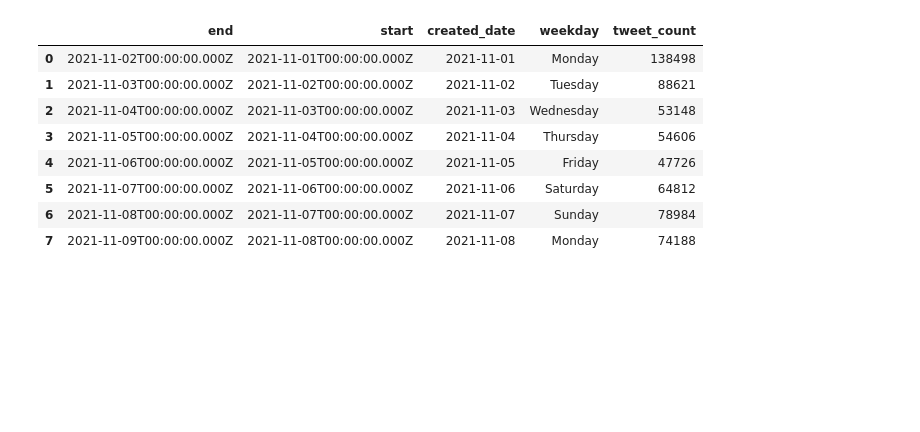
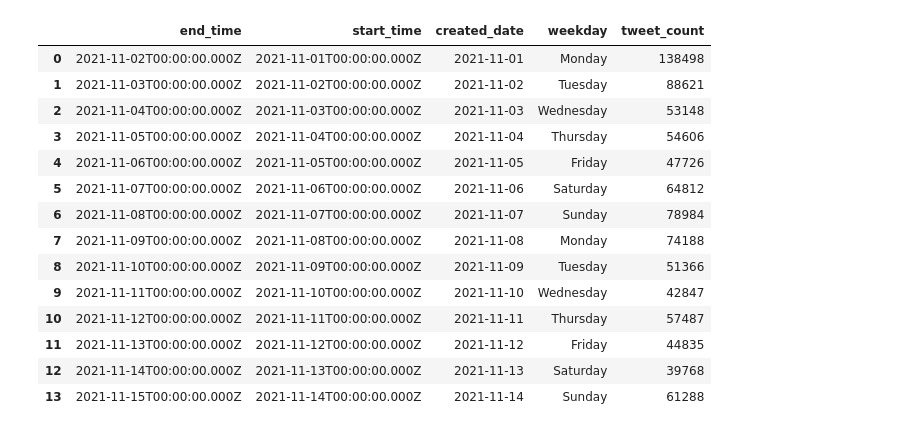
Before and after one commit to weihaolun/Twitter-Sentiment-Analysis, a Jupyter notebook: clean_score_tweets.ipynb, the cells around one changed output. Drawn from its saved outputs; the diff is of its cells as text; code cells hidden in the pictures; blank space fills up the shorter version.

```diff
--- a/clean_score_tweets.ipynb
+++ b/clean_score_tweets.ipynb
@@ -144,16 +157,17 @@ counts_df
 # %%
 # Convert date column from object to datetime format
 counts_df['created_date'] = pd.to_datetime(counts_df['start'], format='%Y-%m-%d %H:%M:%S')
 # Add a weekday column
 counts_df['weekday'] = counts_df['created_date'].dt.day_name()
 # Convert date format
 counts_df['created_date'] = counts_df['created_date'].dt.strftime('%Y-%m-%d')
 
 # Change column names and reorder columns
-counts_df = counts_df[['end_time','start_time','created_date','weekday','tweet_count']]
+counts_df = counts_df[['end','start','created_date','weekday','tweet_count']]
+counts_df = counts_df.rename(columns={"end": "end_time", "start": "start_time"})
 counts_df
 # %% [output]
-|  | end | start | created_date | weekday | tweet_count |
+|  | end_time | start_time | created_date | weekday | tweet_count |
 | 0 | 2021-11-02T00:00:00.000Z | 2021-11-01T00:00:00.000Z | 2021-11-01 | Monday | 138498 |
 | 1 | 2021-11-03T00:00:00.000Z | 2021-11-02T00:00:00.000Z | 2021-11-02 | Tuesday | 88621 |
 | 2 | 2021-11-04T00:00:00.000Z | 2021-11-03T00:00:00.000Z | 2021-11-03 | Wednesday | 53148 |
@@ -162,6 +176,12 @@ counts_df
 | 5 | 2021-11-07T00:00:00.000Z | 2021-11-06T00:00:00.000Z | 2021-11-06 | Saturday | 64812 |
 | 6 | 2021-11-08T00:00:00.000Z | 2021-11-07T00:00:00.000Z | 2021-11-07 | Sunday | 78984 |
 | 7 | 2021-11-09T00:00:00.000Z | 2021-11-08T00:00:00.000Z | 2021-11-08 | Monday | 74188 |
+| 8 | 2021-11-10T00:00:00.000Z | 2021-11-09T00:00:00.000Z | 2021-11-09 | Tuesday | 51366 |
+| 9 | 2021-11-11T00:00:00.000Z | 2021-11-10T00:00:00.000Z | 2021-11-10 | Wednesday | 42847 |
+| 10 | 2021-11-12T00:00:00.000Z | 2021-11-11T00:00:00.000Z | 2021-11-11 | Thursday | 57487 |
+| 11 | 2021-11-13T00:00:00.000Z | 2021-11-12T00:00:00.000Z | 2021-11-12 | Friday | 44835 |
+| 12 | 2021-11-14T00:00:00.000Z | 2021-11-13T00:00:00.000Z | 2021-11-13 | Saturday | 39768 |
+| 13 | 2021-11-15T00:00:00.000Z | 2021-11-14T00:00:00.000Z | 2021-11-14 | Sunday | 61288 |
 # %%
 # save to csv format
 counts_df.to_csv('tweets_count.csv', index = False)
```
Also changed, not shown: parts of 9 cells of this notebook, 6 other files.
